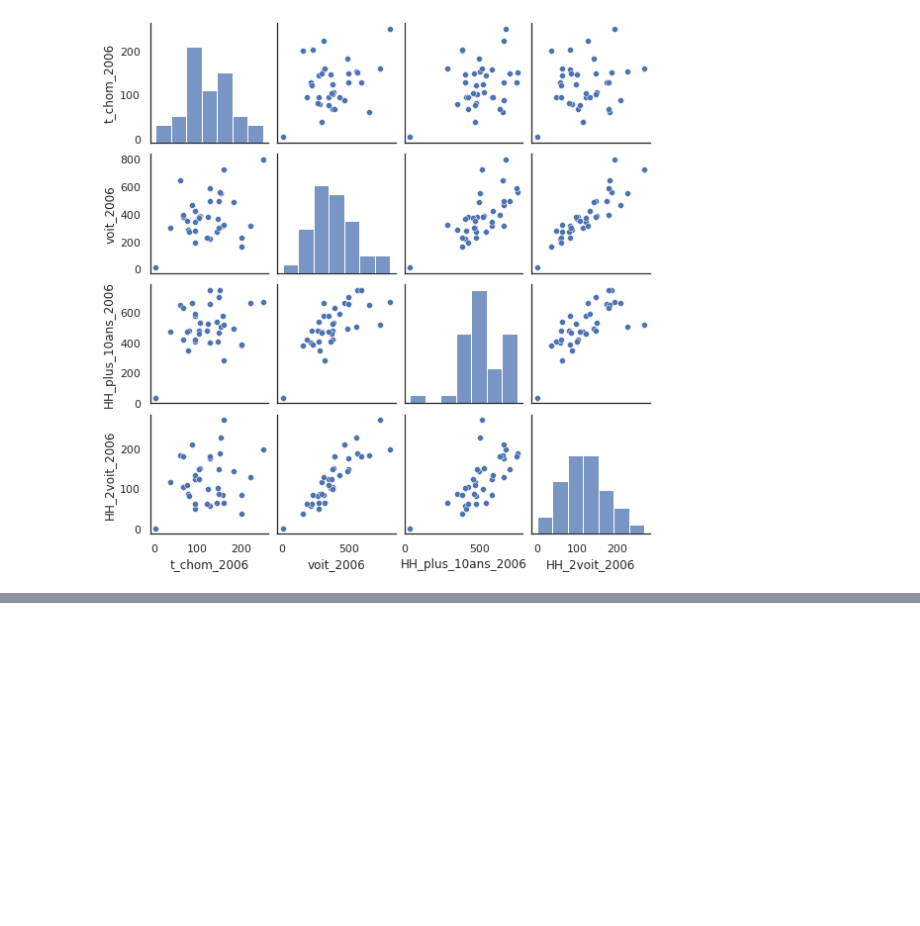
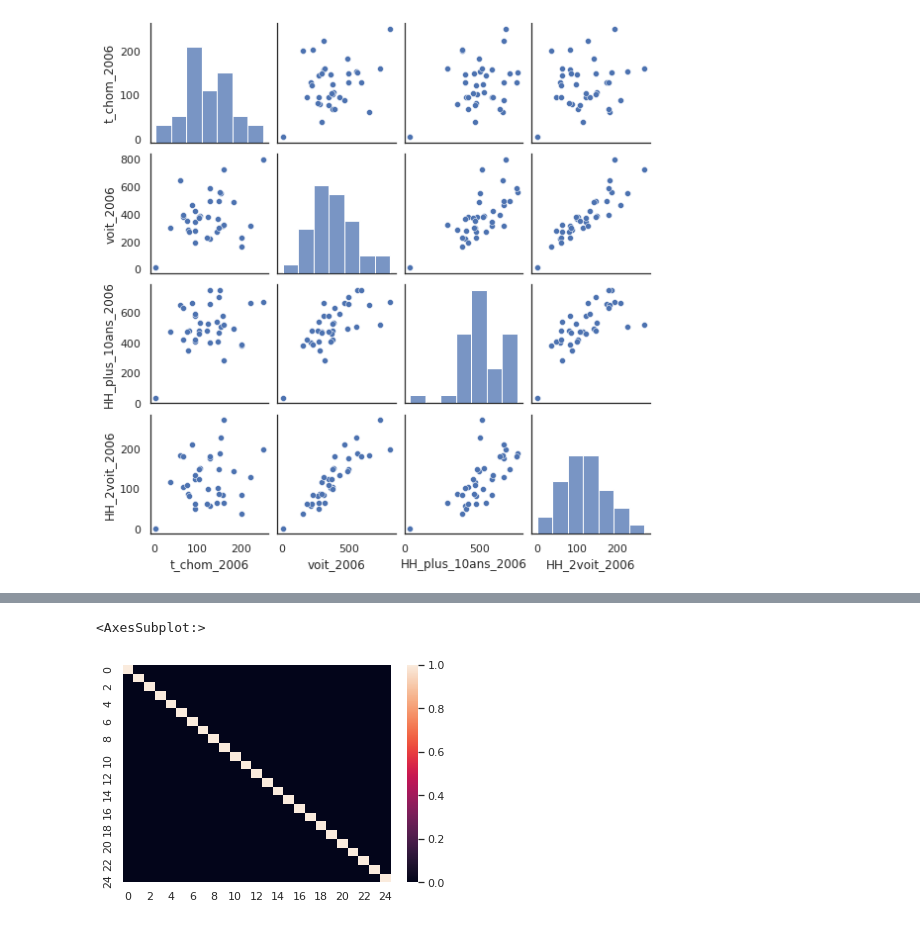
Before and after one commit to eangelid/trampact, a Jupyter notebook: notebooks/gentr_analysis.ipynb, the cells around one changed output, grey strips where cells are left out. Drawn from its saved outputs; the diff is of its cells as text; code cells hidden in the pictures; blank space fills up the shorter version.

```diff
--- a/notebooks/gentr_analysis.ipynb
+++ b/notebooks/gentr_analysis.ipynb
@@ -216,0 +271,3 @@ plt.show()
+# %%
+scaler = StandardScaler()
+bd_gent_2006_no_tx__scaled = pd.DataFrame(scaler.fit_transform(bd_gent_2006_no_tx))
@@ -216,0 +290,4 @@ plt.show()
+# %%
+pca = PCA()
+# %%
+pca.fit(bd_gent_2006_no_tx__scaled)
@@ -216,0 +318,7 @@ plt.show()
+# %%
+bd_gent_2006_no_tx__scaled_PCA = pd.DataFrame(pca.transform(bd_gent_2006_no_tx__scaled))
+# %%
+sns.heatmap(bd_gent_2006_no_tx__scaled_PCA.corr())
+# %% [output]
+<AxesSubplot:>
+[figure, added]
```
Also changed, not shown: parts of 26 cells of this notebook.
